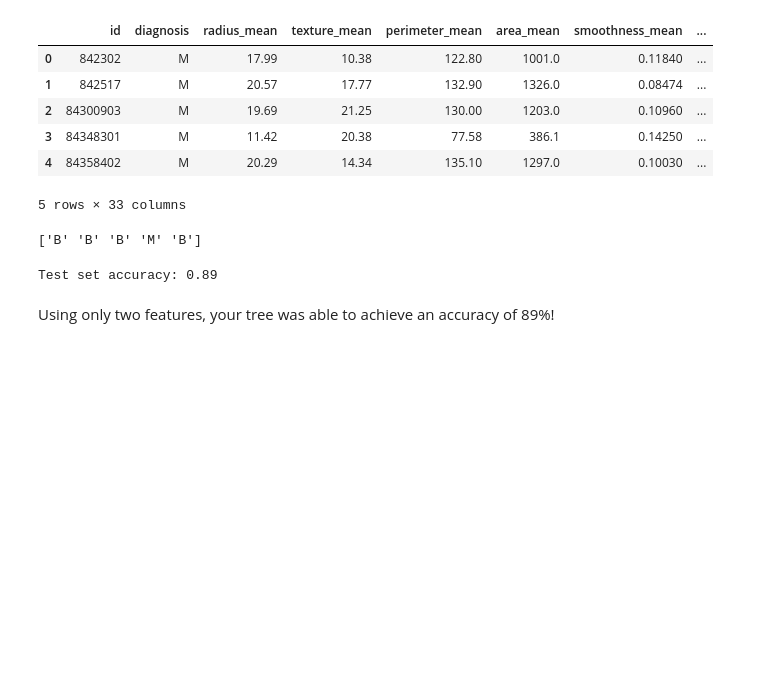
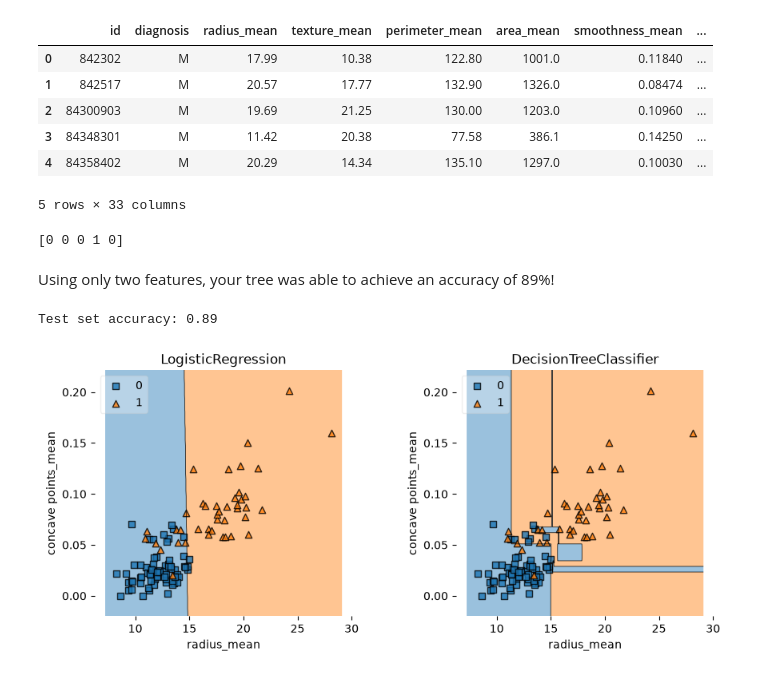
Before and after one commit to saalssall/Machine_Learning_Projects, a Jupyter notebook: Tree_Based_Models/Tree-Based_Models.ipynb, the cells around one changed output. Saved outputs shown, nothing was run; the diff lists cells and outputs as text; code cells hidden in the pictures; blank space fills up the shorter version.

Commit message:
Add a helper function and visualize logistic regression along classification tree

```diff
--- a/Tree_Based_Models/Tree-Based_Models.ipynb
+++ b/Tree_Based_Models/Tree-Based_Models.ipynb
@@ -24,31 +70,45 @@ SEED = 1
 
 # Use radius_mean and concave points_mean as the two features
 X = data_df[['radius_mean', 'concave points_mean']]
-# Use the diagnosis column as the target
-y = data_df['diagnosis']
+# Use the diagnosis column as the target, encoded as integers (B=0, M=1)
+y = data_df['diagnosis'].map({'B': 0, 'M': 1}).astype(int)
 
 # Split the dataset into 80% train, and 20% test
-X_train, X_test, y_train, y_test = train_test_split(X, y, test_size = 0.2, stratify = y, random_state = 1)
-
-# Instantiate a DecisionTreeClassifier 'dt' with a maximum depth of 6
-dt = DecisionTreeClassifier(max_depth=6, random_state=SEED)
-
-# Fit dt to the training set
-dt.fit(X_train, y_train)
-
-# Predict test set labels
-y_pred = dt.predict(X_test)
-print(y_pred[0:5])
+X_train, X_test, y_train, y_test = train_test_split(X, y, test_size=0.2, stratify=y, random_state=1)
-# %% [output]
-['B' 'B' 'B' 'M' 'B']
 # %%
+# Instantiate a DecisionTreeClassifier 'dt' with a maximum depth of 6
+dt = DecisionTreeClassifier(max_depth=6, random_state=SEED)
+
+# Fit dt to the training set
+dt.fit(X_train, y_train)
+
 # Predict test set labels
 y_pred = dt.predict(X_test)
-
-# Compute test set accuracy
-acc = accuracy_score(y_test, y_pred)
-print("Test set accuracy: {:.2f}".format(acc))
+print(y_pred[0:5])
 # %% [output]
-Test set accuracy: 0.89
+[0 0 0 1 0]
 # %% [markdown]
 Using only two features, your tree was able to achieve an accuracy of 89%!
+# %%
+# Predict test set labels
+y_pred = dt.predict(X_test)
+
+# Compute test set accuracy
+acc = accuracy_score(y_test, y_pred)
+print("Test set accuracy: {:.2f}".format(acc))
+# %% [output]
+Test set accuracy: 0.89
+# %%
+# Instantiate logreg
+logreg = LogisticRegression(random_state=1)
+
+# Fit logreg to the training set
+logreg.fit(X_train, y_train)
+
+# Define a list called clfs containing the two classifiers logreg and dt
+clfs = [logreg, dt]
+
+# Review the decision regions of the two classifiers
+plot_labeled_decision_regions(X_test, y_test, clfs)
+# %% [output]
+[figure, added]
```
Also changed, not shown: parts of 3 cells of this notebook.
